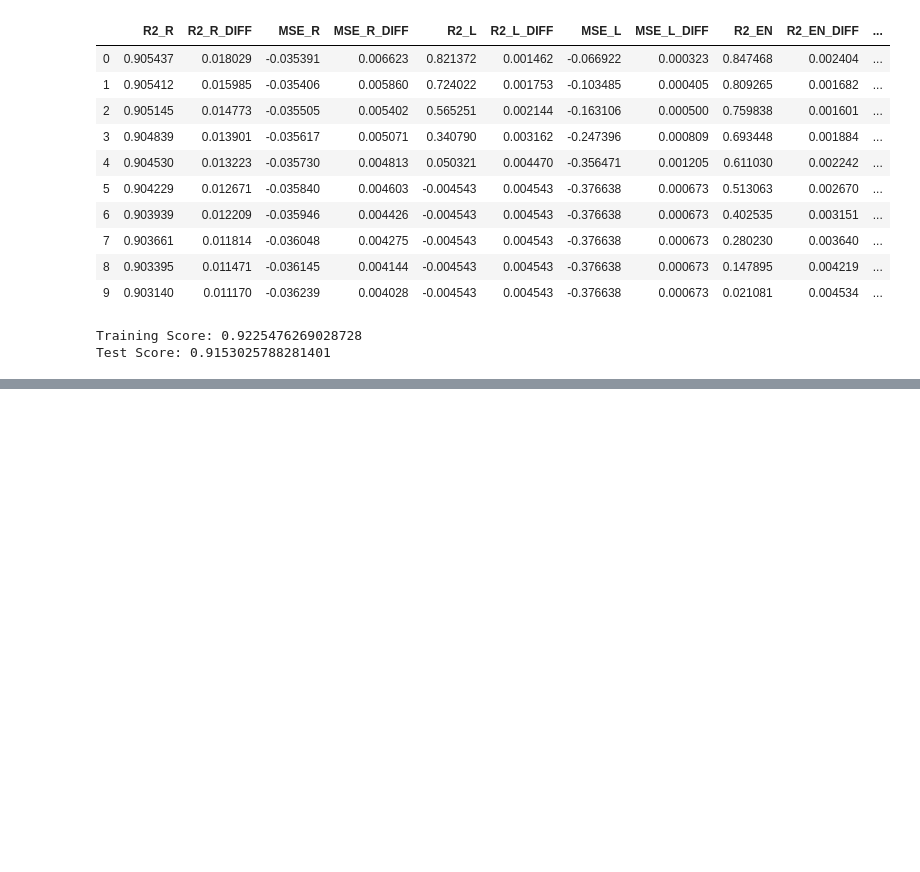
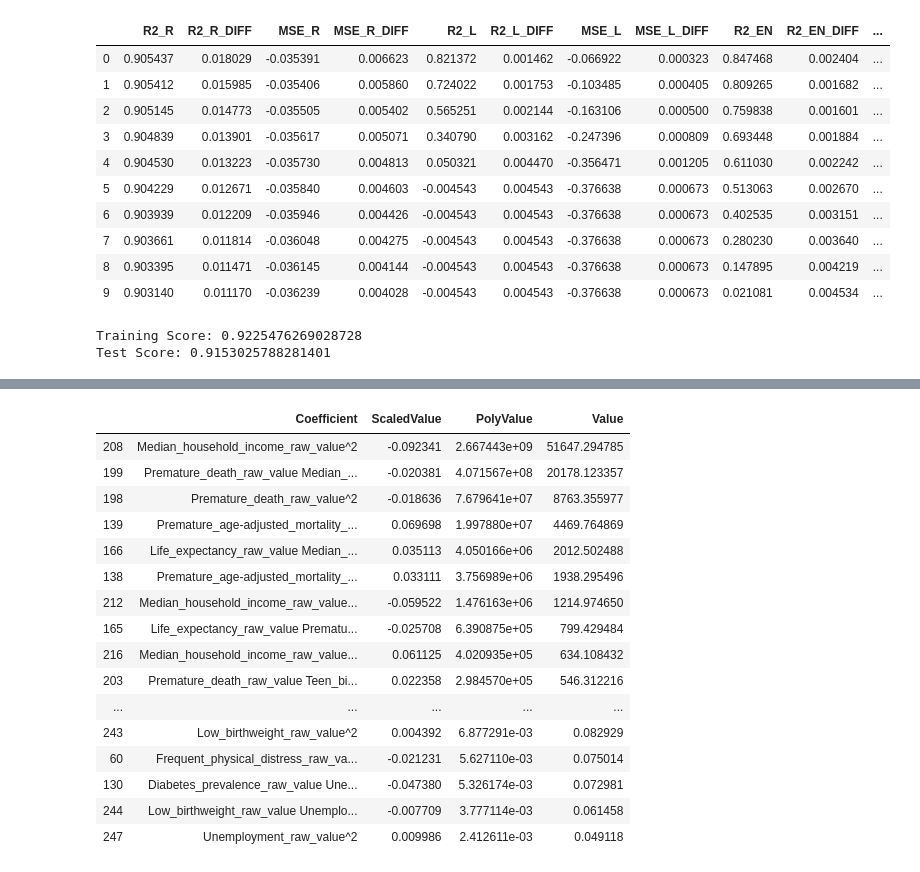
Before and after one commit to nielsbclausen/Mod_4_Project, a Jupyter notebook: Niels_nb.ipynb, the cells around one changed output, grey strips where cells are left out. Cells and saved outputs as stored; diff of their text form; code cells hidden in the pictures; blank space fills up the shorter version.

```diff
--- a/Niels_nb.ipynb
+++ b/Niels_nb.ipynb
@@ -523,0 +592,31 @@ Test Score: 0.9153025788281401
+# %%
+coefname = poly.get_feature_names(X_train.columns)
+coefvalue = ridge.coef_
+df_final = pd.DataFrame(list(zip(coefname,coefvalue)))
+df_final.columns = ['Coefficient','ScaledValue']
+df_final['PolyValue'] = scaler.inverse_transform(df_final['ScaledValue'])
+for r, i in df_final.itterows :
+    df_final = df_final.loc[:, ~df_final.columns.str.contains(f)]
+    df_final['Value'] = df_final['PolyValue']**(1/2)
+df_final = df_final[df_final['ScaledValue']!=0]
+df_final.sort_values(by = 'Value', inplace=True, ascending = False)
+pd.set_option('display.max_rows', None)
+df_final
+# %% [output]
+|  | Coefficient | ScaledValue | PolyValue | Value |
+| 208 | Median_household_income_raw_value^2 | -0.092341 | 2.667443e+09 | 51647.294785 |
+| 199 | Premature_death_raw_value Median_... | -0.020381 | 4.071567e+08 | 20178.123357 |
+| 198 | Premature_death_raw_value^2 | -0.018636 | 7.679641e+07 | 8763.355977 |
+| 139 | Premature_age-adjusted_mortality_... | 0.069698 | 1.997880e+07 | 4469.764869 |
+| 166 | Life_expectancy_raw_value Median_... | 0.035113 | 4.050166e+06 | 2012.502488 |
+| 138 | Premature_age-adjusted_mortality_... | 0.033111 | 3.756989e+06 | 1938.295496 |
+| 212 | Median_household_income_raw_value... | -0.059522 | 1.476163e+06 | 1214.974650 |
+| 165 | Life_expectancy_raw_value Prematu... | -0.025708 | 6.390875e+05 | 799.429484 |
+| 216 | Median_household_income_raw_value... | 0.061125 | 4.020935e+05 | 634.108432 |
+| 203 | Premature_death_raw_value Teen_bi... | 0.022358 | 2.984570e+05 | 546.312216 |
+| ... | ... | ... | ... | ... |
+| 243 | Low_birthweight_raw_value^2 | 0.004392 | 6.877291e-03 | 0.082929 |
+| 60 | Frequent_physical_distress_raw_va... | -0.021231 | 5.627110e-03 | 0.075014 |
+| 130 | Diabetes_prevalence_raw_value Une... | -0.047380 | 5.326174e-03 | 0.072981 |
+| 244 | Low_birthweight_raw_value Unemplo... | -0.007709 | 3.777114e-03 | 0.061458 |
+| 247 | Unemployment_raw_value^2 | 0.009986 | 2.412611e-03 | 0.049118 |
```
Also changed, not shown: parts of 12 cells of this notebook.
